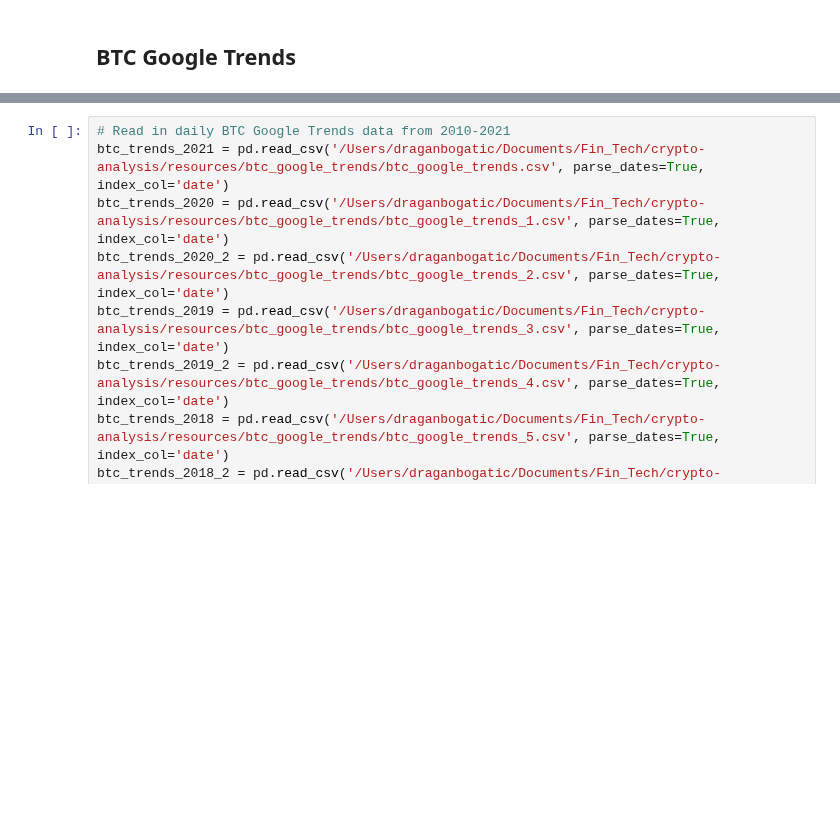
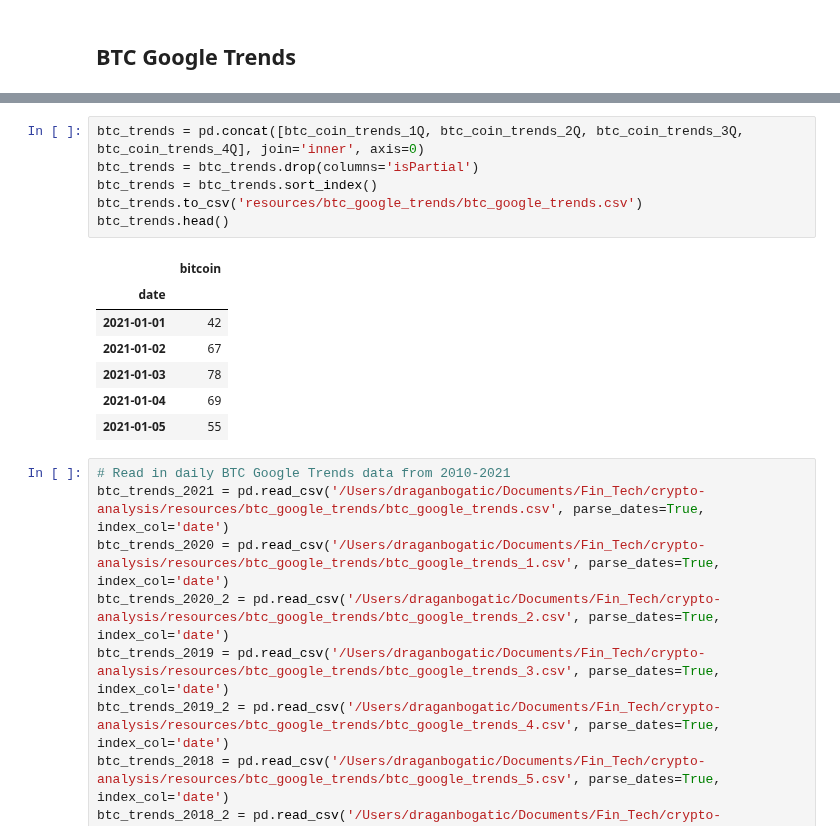
Before and after one commit to dbogatic/crypto-analysis, a Jupyter notebook: google_trends.ipynb, the cells around one changed output, grey strips where cells are left out. Cells and saved outputs as stored; diff of their text form; blank space fills up the shorter version.

```diff
--- a/google_trends.ipynb
+++ b/google_trends.ipynb
@@ -100,3 +137,17 @@ btc_trends.to_csv('resources/btc_google_trends/btc_google_trends.csv')
+# %%
+btc_trends = pd.concat([btc_coin_trends_1Q, btc_coin_trends_2Q, btc_coin_trends_3Q, btc_coin_trends_4Q], join='inner', axis=0)
+btc_trends = btc_trends.drop(columns='isPartial')
+btc_trends = btc_trends.sort_index()
+btc_trends.to_csv('resources/btc_google_trends/btc_google_trends.csv')
+btc_trends.head()
+# %% [output]
+|  | bitcoin |
+| date |  |
+| 2021-01-01 | 42 |
+| 2021-01-02 | 67 |
+| 2021-01-03 | 78 |
+| 2021-01-04 | 69 |
+| 2021-01-05 | 55 |
 # %%
 # Read in daily BTC Google Trends data from 2010-2021
 btc_trends_2021 = pd.read_csv('/Users/draganbogatic/Documents/Fin_Tech/crypto-analysis/resources/btc_google_trends/btc_google_trends.csv', parse_dates=True, index_col='date')
```
Also changed, not shown: parts of 14 cells of this notebook, 16 other files.
